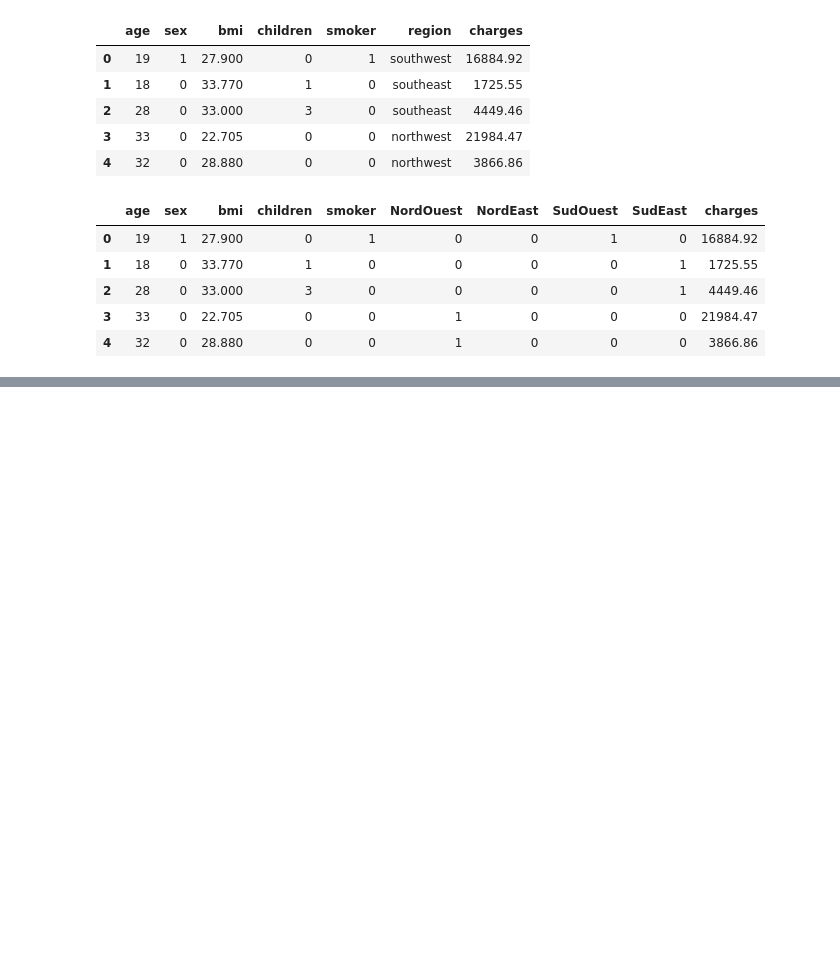
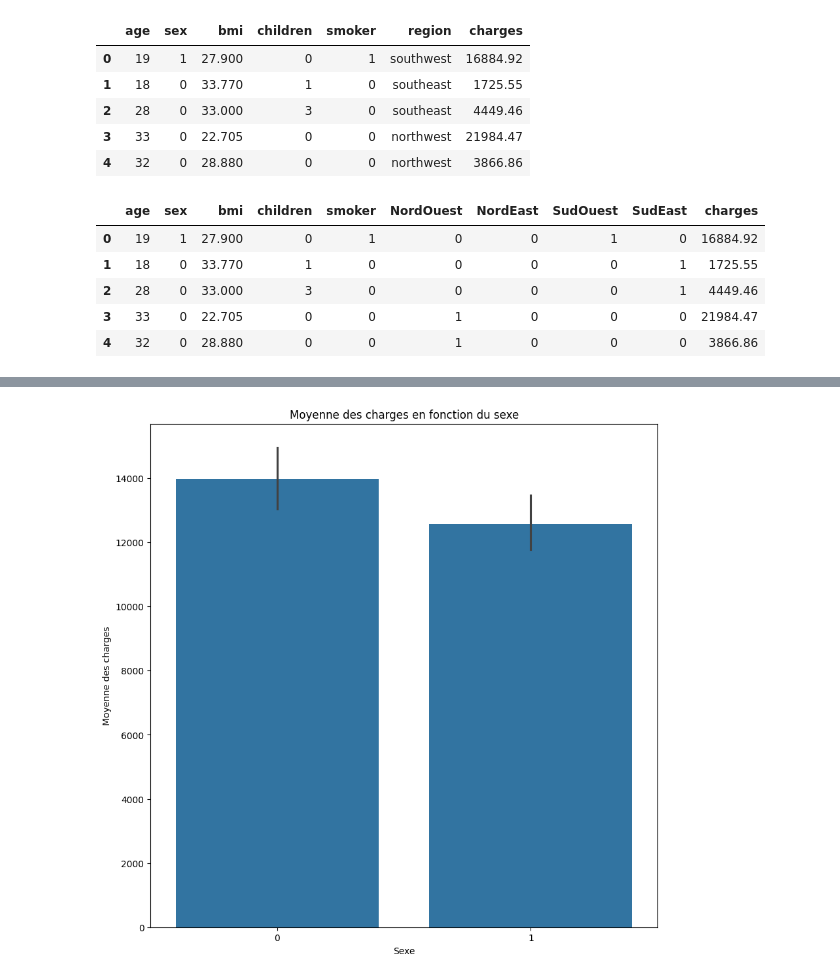
Before and after one commit to ElieLECAS/Assurance_FE, a Jupyter notebook: checklist.ipynb, the cells around one changed output, grey strips where cells are left out. Cells and saved outputs as stored; diff of their text form; code cells hidden in the pictures; blank space fills up the shorter version.

```diff
--- a/checklist.ipynb
+++ b/checklist.ipynb
@@ -99,0 +111,12 @@ df.head()
+# %%
+plt.figure(figsize=(10, 10))
+sns.barplot(x='sex', y='charges', data=df, estimator='mean')
+
+
+plt.title('Moyenne des charges en fonction du sexe')
+plt.xlabel('Sexe')
+plt.ylabel('Moyenne des charges')
+
+plt.show()
+# %% [output]
+[figure, added]
```
Also changed, not shown: parts of 10 cells of this notebook.
